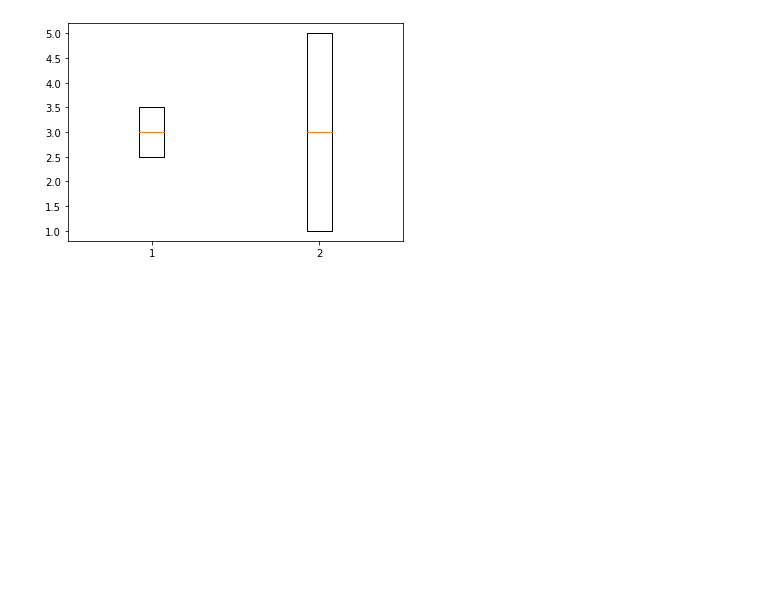
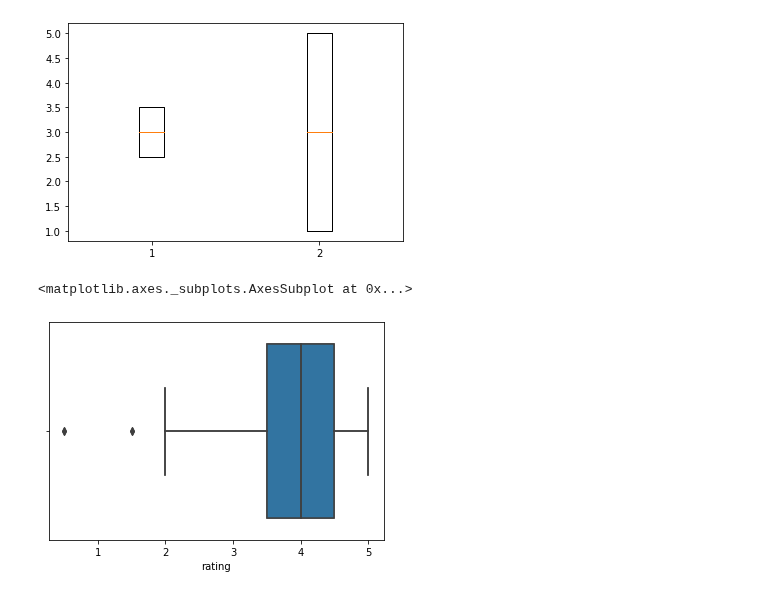
Before and after one commit to FarNunes/aluraDataScience, a Jupyter notebook: Introdução_a_Data_Science_0.ipynb, the cells around one changed output. Cells and saved outputs as stored; diff of their text form; code cells hidden in the pictures; blank space fills up the shorter version.

```diff
--- a/Introdução_a_Data_Science_0.ipynb
+++ b/Introdução_a_Data_Science_0.ipynb
@@ -455,3 +455,9 @@ plt.boxplot([filme1 , filme2])
   <matplotlib.lines.Line2D at 0x...>],
  'means': []}
 [figure]
+# %%
+sns.boxplot(notas_toy_story.rating)
+sns.boxplot(notas_jumanji.rating)
+# %% [output]
+<matplotlib.axes._subplots.AxesSubplot at 0x...>
+[figure, added]
```
Also changed, not shown: parts of 2 cells of this notebook.
